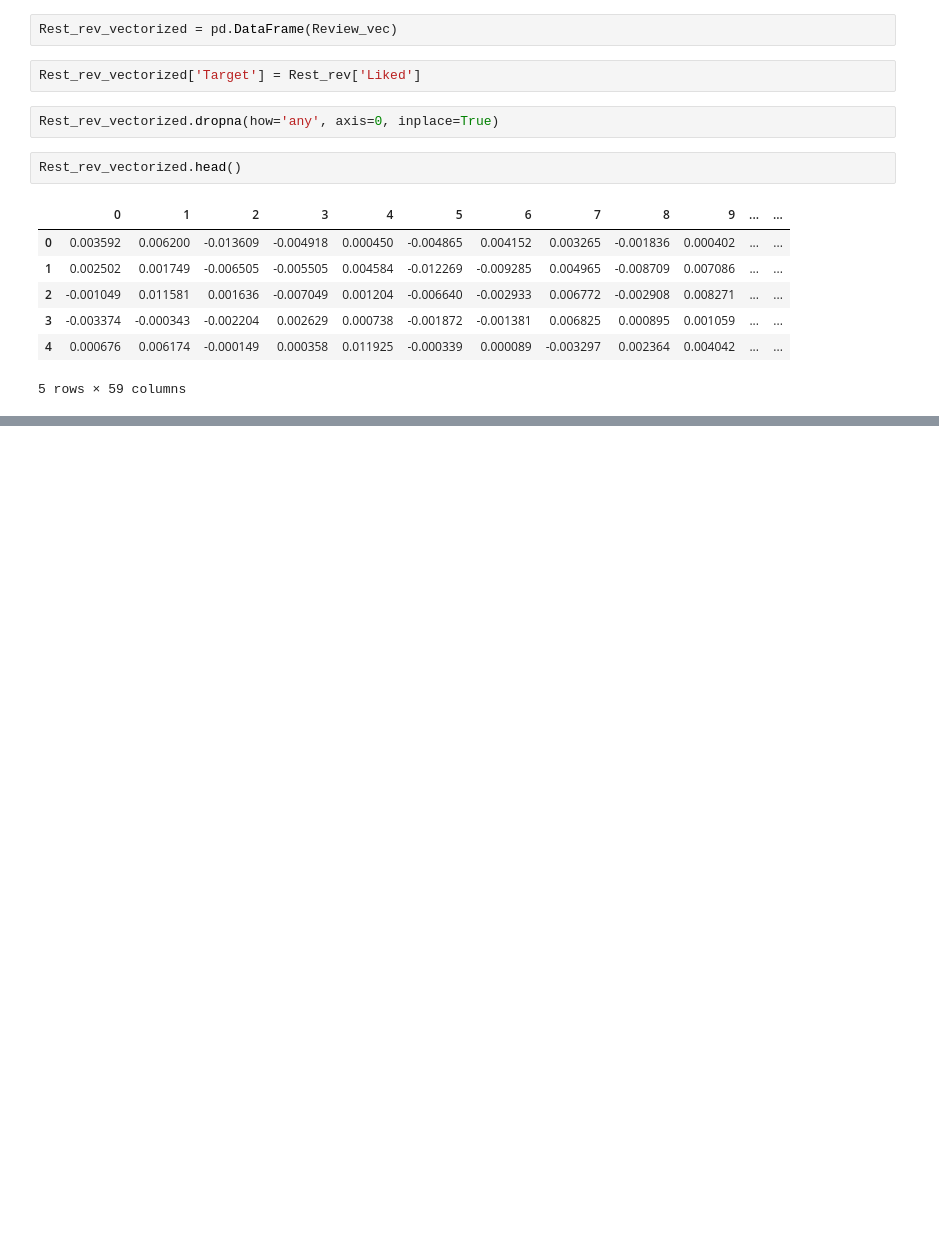
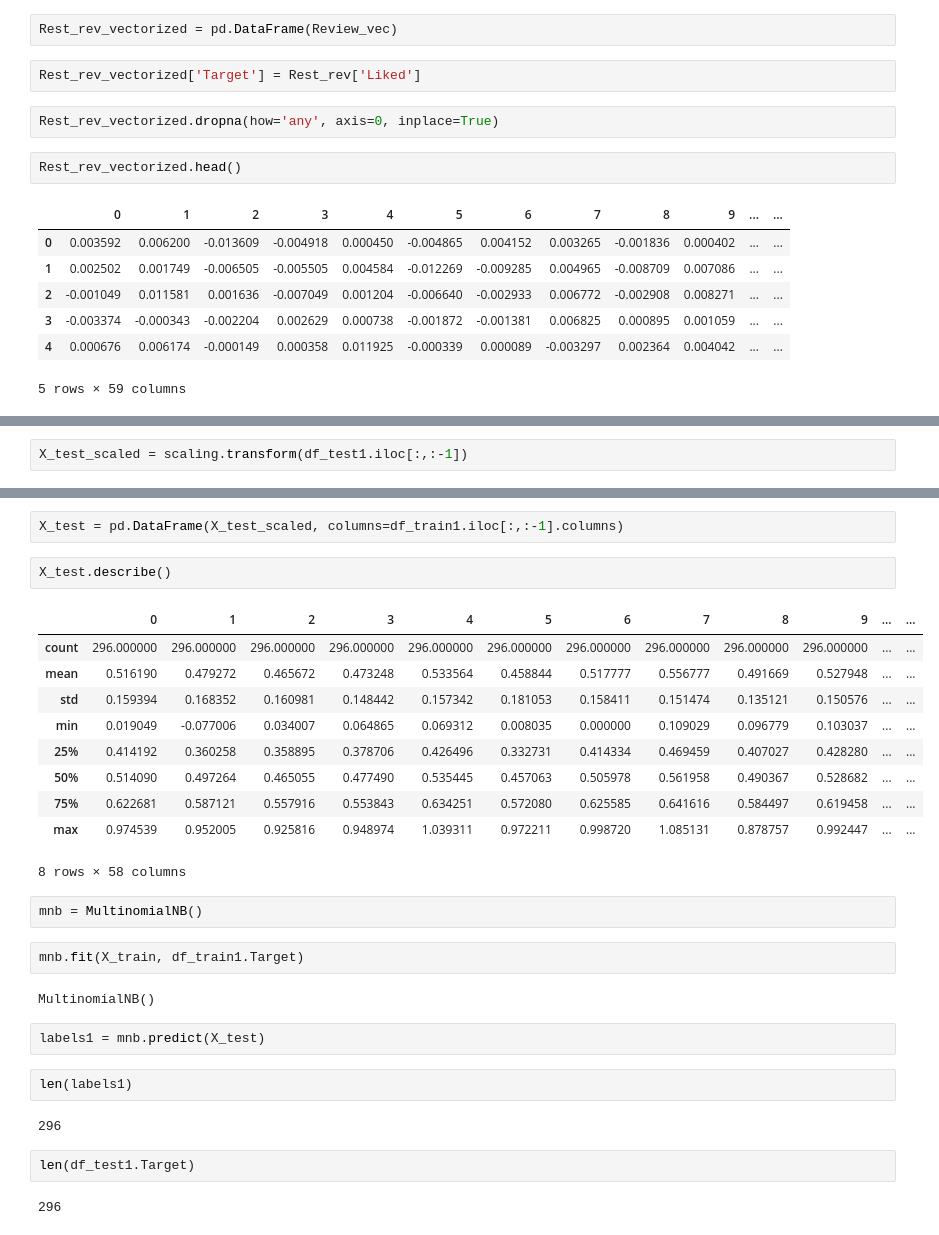
Before and after one commit to nipun1992/Restaurant-Review-Sentiment-Analysis, a Jupyter notebook: NLP Assignment Problem Statement 50 - Restaurant Review.ipynb, the cells around one changed output, grey strips where cells are left out. Saved outputs shown, nothing was run; the diff lists cells and outputs as text; blank space fills up the shorter version.

```diff
--- a/NLP Assignment Problem Statement 50 - Restaurant Review.ipynb
+++ b/NLP Assignment Problem Statement 50 - Restaurant Review.ipynb
@@ -628,0 +664,2 @@ ValueError: ignored
+# %%
+X_test_scaled = scaling.transform(df_test1.iloc[:,:-1])
@@ -628,0 +682,31 @@ ValueError: ignored
+# %%
+X_test = pd.DataFrame(X_test_scaled, columns=df_train1.iloc[:,:-1].columns)
+# %%
+X_test.describe()
+# %% [output]
+|  | 0 | 1 | 2 | 3 | 4 | 5 | 6 | 7 | 8 | 9 | ... | ... |
+| count | 296.000000 | 296.000000 | 296.000000 | 296.000000 | 296.000000 | 296.000000 | 296.000000 | 296.000000 | 296.000000 | 296.000000 | ... | ... |
+| mean | 0.516190 | 0.479272 | 0.465672 | 0.473248 | 0.533564 | 0.458844 | 0.517777 | 0.556777 | 0.491669 | 0.527948 | ... | ... |
+| std | 0.159394 | 0.168352 | 0.160981 | 0.148442 | 0.157342 | 0.181053 | 0.158411 | 0.151474 | 0.135121 | 0.150576 | ... | ... |
+| min | 0.019049 | -0.077006 | 0.034007 | 0.064865 | 0.069312 | 0.008035 | 0.000000 | 0.109029 | 0.096779 | 0.103037 | ... | ... |
+| 25% | 0.414192 | 0.360258 | 0.358895 | 0.378706 | 0.426496 | 0.332731 | 0.414334 | 0.469459 | 0.407027 | 0.428280 | ... | ... |
+| 50% | 0.514090 | 0.497264 | 0.465055 | 0.477490 | 0.535445 | 0.457063 | 0.505978 | 0.561958 | 0.490367 | 0.528682 | ... | ... |
+| 75% | 0.622681 | 0.587121 | 0.557916 | 0.553843 | 0.634251 | 0.572080 | 0.625585 | 0.641616 | 0.584497 | 0.619458 | ... | ... |
+| max | 0.974539 | 0.952005 | 0.925816 | 0.948974 | 1.039311 | 0.972211 | 0.998720 | 1.085131 | 0.878757 | 0.992447 | ... | ... |
+8 rows × 58 columns
+# %%
+mnb = MultinomialNB()
+# %%
+mnb.fit(X_train, df_train1.Target)
+# %% [output]
+MultinomialNB()
+# %%
+labels1 = mnb.predict(X_test)
+# %%
+len(labels1)
+# %% [output]
+296
+# %%
+len(df_test1.Target)
+# %% [output]
+296
```
Also changed, not shown: parts of 21 cells of this notebook.
